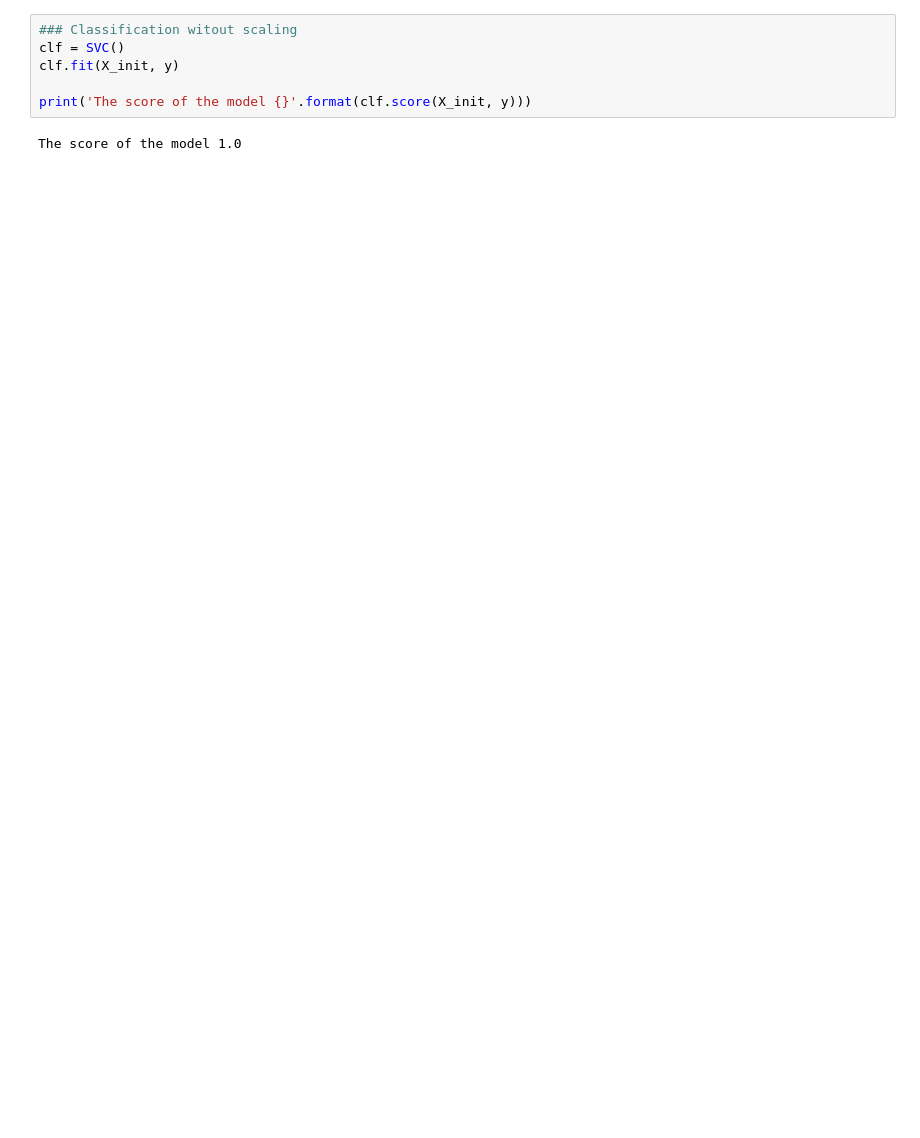
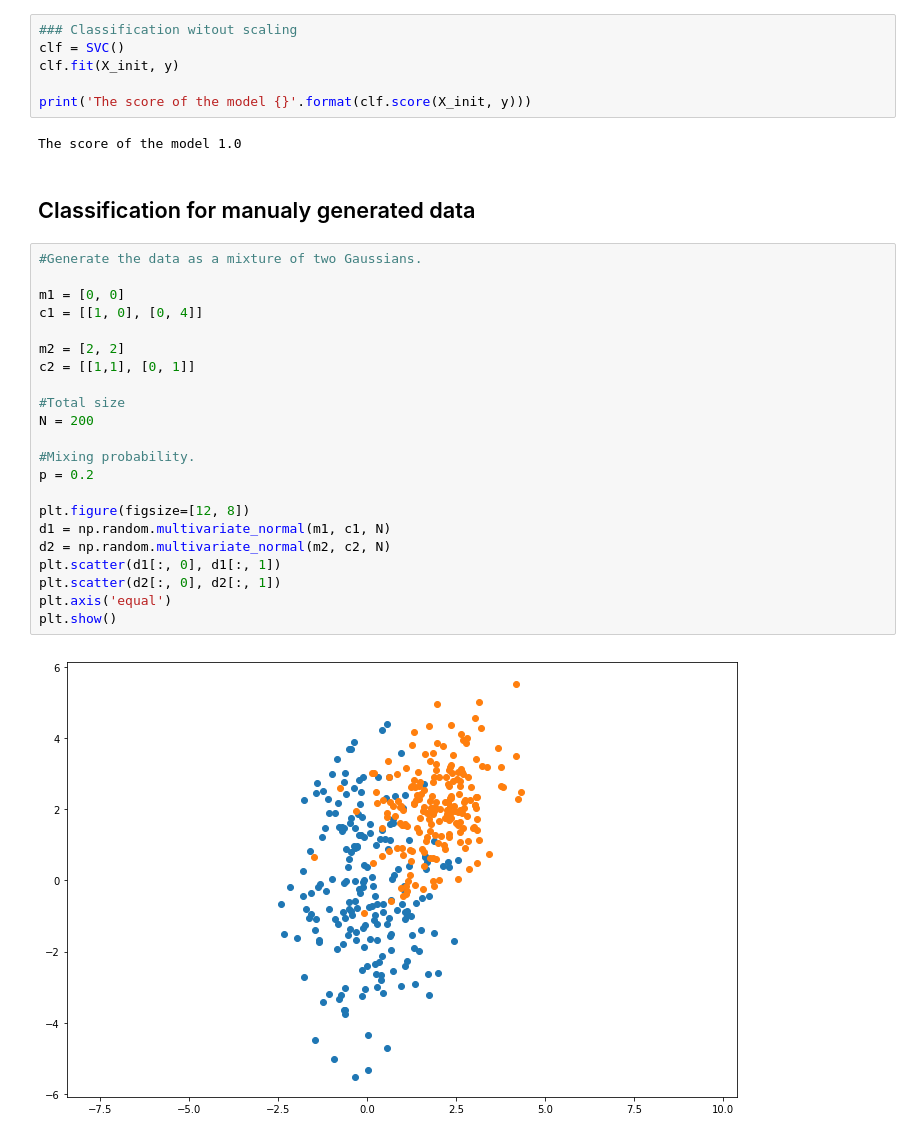
Before and after one commit to KhrystynaHranishak/ML, a Jupyter notebook: SVM_guid_realisation.ipynb, the cells around one changed output. Saved outputs shown, nothing was run; the diff lists cells and outputs as text; blank space fills up the shorter version.

Commit message:
Add one more data set for classification

```diff
--- a/SVM_guid_realisation.ipynb
+++ b/SVM_guid_realisation.ipynb
@@ -110,3 +110,29 @@ clf.fit(X_init, y)
 print('The score of the model {}'.format(clf.score(X_init, y)))
 # %% [output]
 The score of the model 1.0
+# %% [markdown]
+## Classification for manualy generated data
+# %%
+#Generate the data as a mixture of two Gaussians.
+
+m1 = [0, 0]
+c1 = [[1, 0], [0, 4]]
+
+m2 = [2, 2]
+c2 = [[1,1], [0, 1]]
+
+#Total size
+N = 200
+
+#Mixing probability.
+p = 0.2
+
+plt.figure(figsize=[12, 8])
+d1 = np.random.multivariate_normal(m1, c1, N)
+d2 = np.random.multivariate_normal(m2, c2, N)
+plt.scatter(d1[:, 0], d1[:, 1])
+plt.scatter(d2[:, 0], d2[:, 1])
+plt.axis('equal')
+plt.show()
+# %% [output]
+[figure, added]
```
Also changed, not shown: parts of 6 cells of this notebook.
